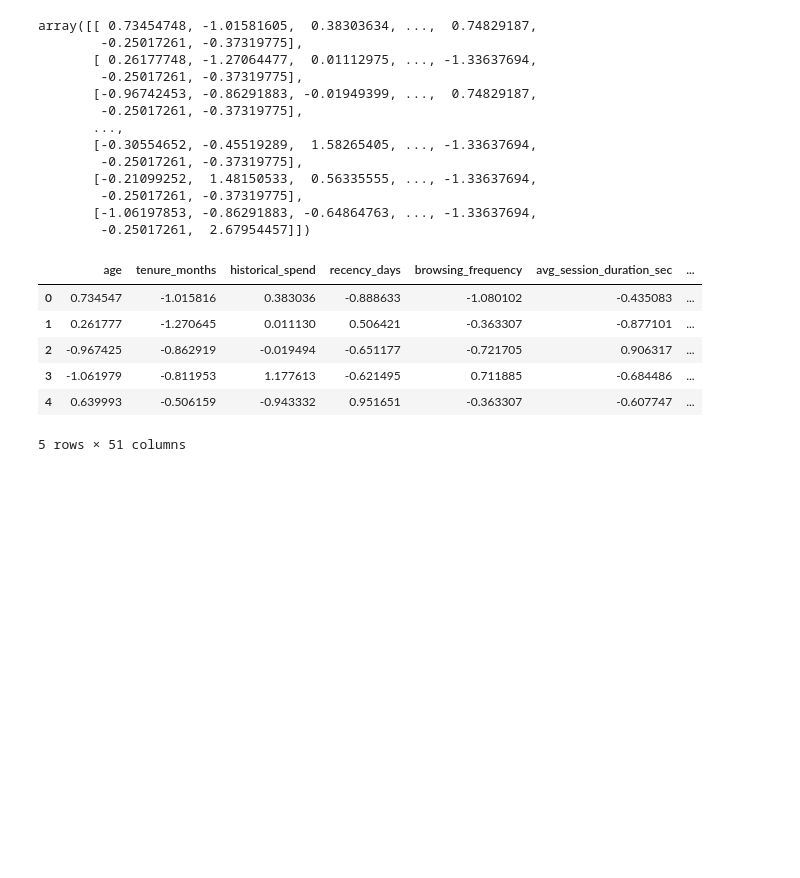
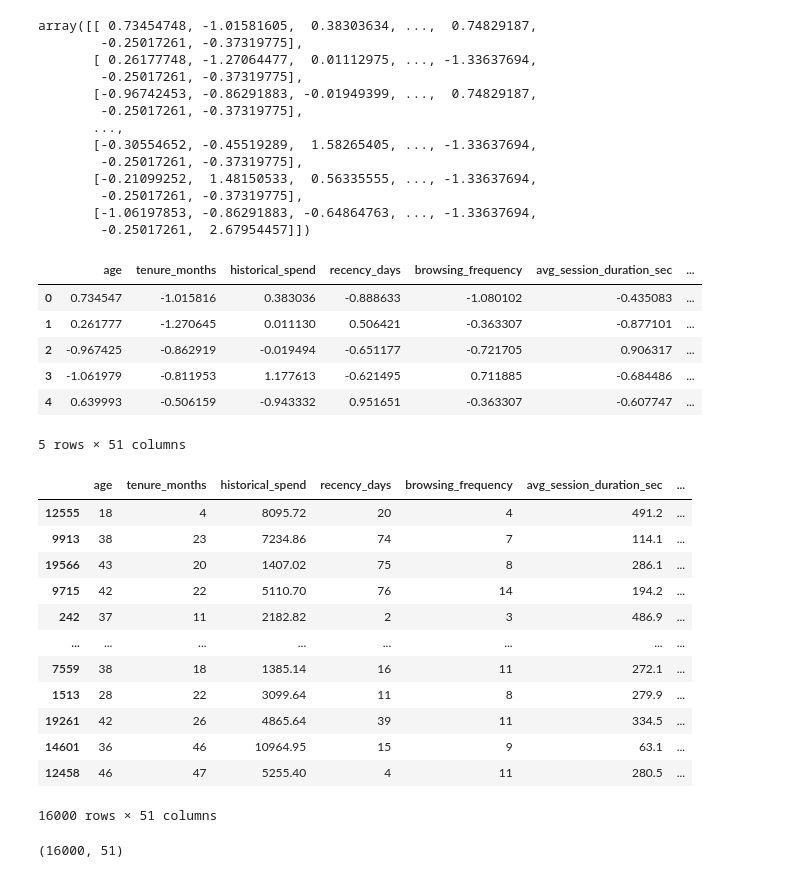
Before and after one commit to kanishka-80/EconoCausal, a Jupyter notebook: ML/EconoCausal_project.ipynb, the cells around one changed output. Cells and saved outputs as stored; diff of their text form; code cells hidden in the pictures; blank space fills up the shorter version.

Commit message:
Split dataset into training and testing sets

```diff
--- a/ML/EconoCausal_project.ipynb
+++ b/ML/EconoCausal_project.ipynb
@@ -372,0 +376,27 @@ x_scl.head()
+# %%
+X_train,X_test,T_train,T_test,y_train,y_test=train_test_split(
+    X,T,y,
+    test_size=0.2,
+    random_state=42,
+    stratify=y
+)
+# %%
+X_train
+# %% [output]
+|  | age | tenure_months | historical_spend | recency_days | browsing_frequency | avg_session_duration_sec | ... |
+| 12555 | 18 | 4 | 8095.72 | 20 | 4 | 491.2 | ... |
+| 9913 | 38 | 23 | 7234.86 | 74 | 7 | 114.1 | ... |
+| 19566 | 43 | 20 | 1407.02 | 75 | 8 | 286.1 | ... |
+| 9715 | 42 | 22 | 5110.70 | 76 | 14 | 194.2 | ... |
+| 242 | 37 | 11 | 2182.82 | 2 | 3 | 486.9 | ... |
+| ... | ... | ... | ... | ... | ... | ... | ... |
+| 7559 | 38 | 18 | 1385.14 | 16 | 11 | 272.1 | ... |
+| 1513 | 28 | 22 | 3099.64 | 11 | 8 | 279.9 | ... |
+| 19261 | 42 | 26 | 4865.64 | 39 | 11 | 334.5 | ... |
+| 14601 | 36 | 46 | 10964.95 | 15 | 9 | 63.1 | ... |
+| 12458 | 46 | 47 | 5255.40 | 4 | 11 | 280.5 | ... |
+16000 rows × 51 columns
+# %%
+X_train.shape
+# %% [output]
+(16000, 51)
```
Also changed, not shown: parts of 8 cells of this notebook.
